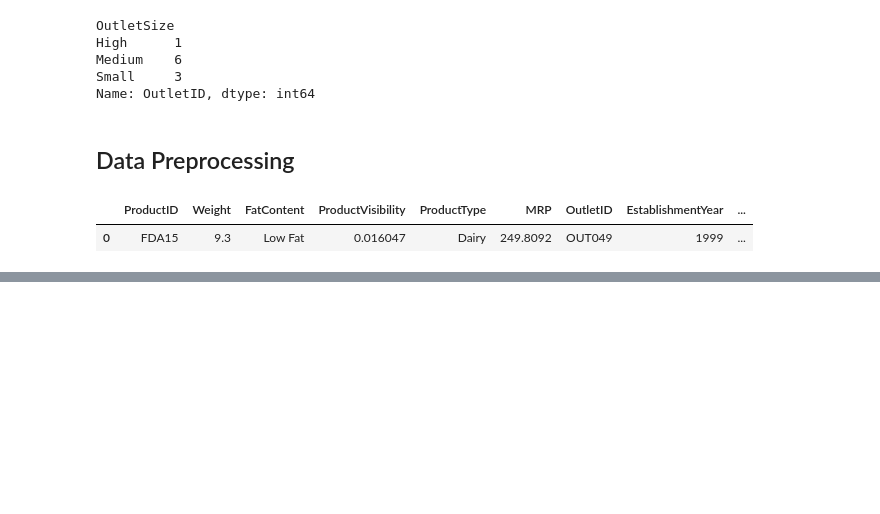
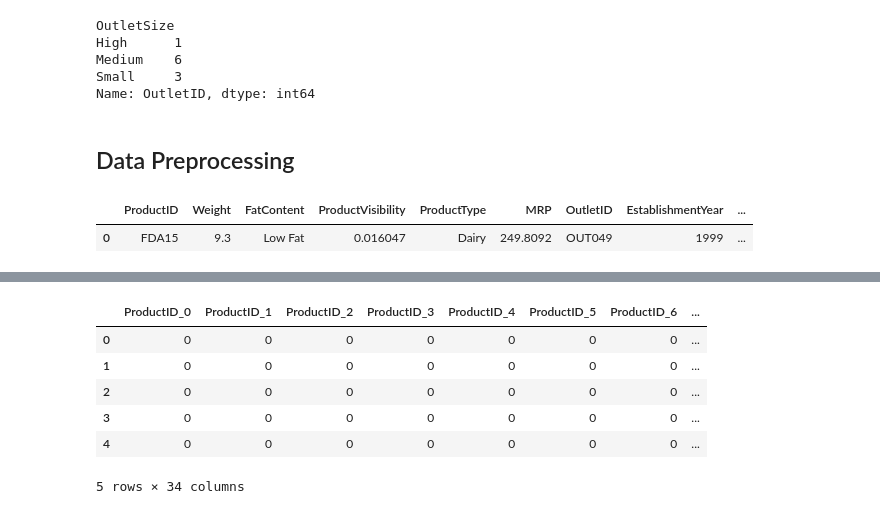
Before and after one commit to pi-mishra/Big-Mart-Sales-Prediction, a Jupyter notebook: BigMartSalesPrediction.ipynb, the cells around one changed output, grey strips where cells are left out. Drawn from its saved outputs; the diff is of its cells as text; code cells hidden in the pictures; blank space fills up the shorter version.

```diff
--- a/BigMartSalesPrediction.ipynb
+++ b/BigMartSalesPrediction.ipynb
@@ -445 +460,16 @@ len(df['ProductID'].unique())
+# %%
+# Initialize BinaryEncoder
+encoder = BinaryEncoder(cols=["ProductID","FatContent","ProductType","OutletSize","LocationType","OutletType","OutletID"])
+
+# Transform the DataFrame
+df = encoder.fit_transform(df)
+df.head()
+# %% [output]
+|  | ProductID_0 | ProductID_1 | ProductID_2 | ProductID_3 | ProductID_4 | ProductID_5 | ProductID_6 | ... |
+| 0 | 0 | 0 | 0 | 0 | 0 | 0 | 0 | ... |
+| 1 | 0 | 0 | 0 | 0 | 0 | 0 | 0 | ... |
+| 2 | 0 | 0 | 0 | 0 | 0 | 0 | 0 | ... |
+| 3 | 0 | 0 | 0 | 0 | 0 | 0 | 0 | ... |
+| 4 | 0 | 0 | 0 | 0 | 0 | 0 | 0 | ... |
+5 rows × 34 columns
 # %%
```
Also changed, not shown: parts of 8 cells of this notebook.
